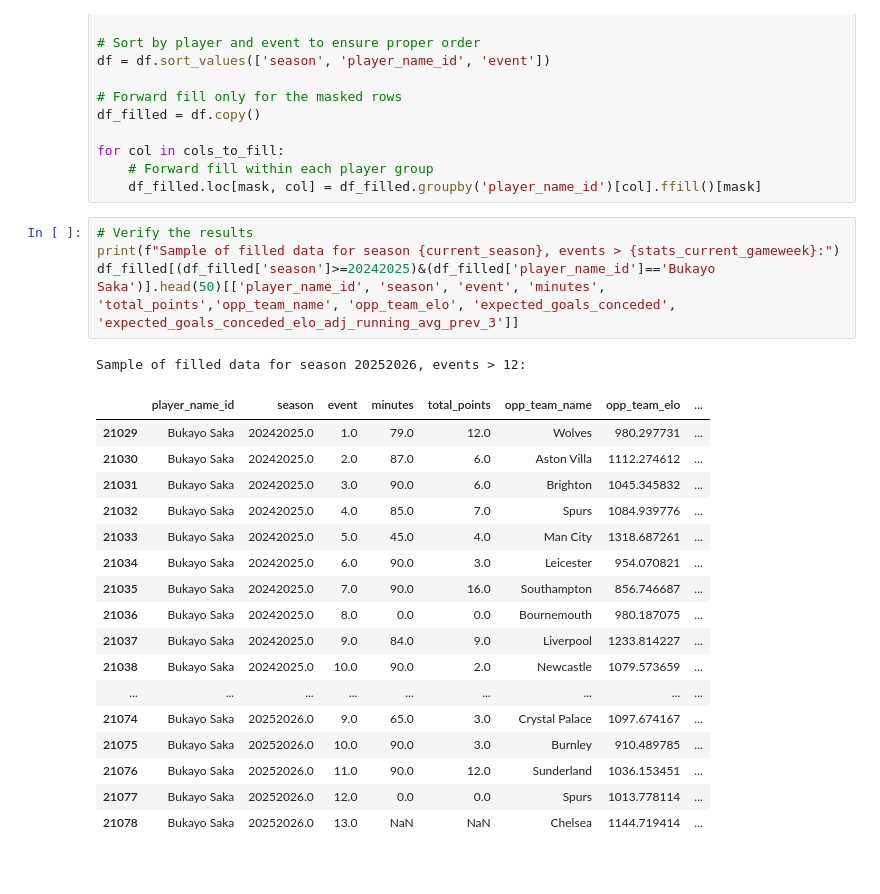
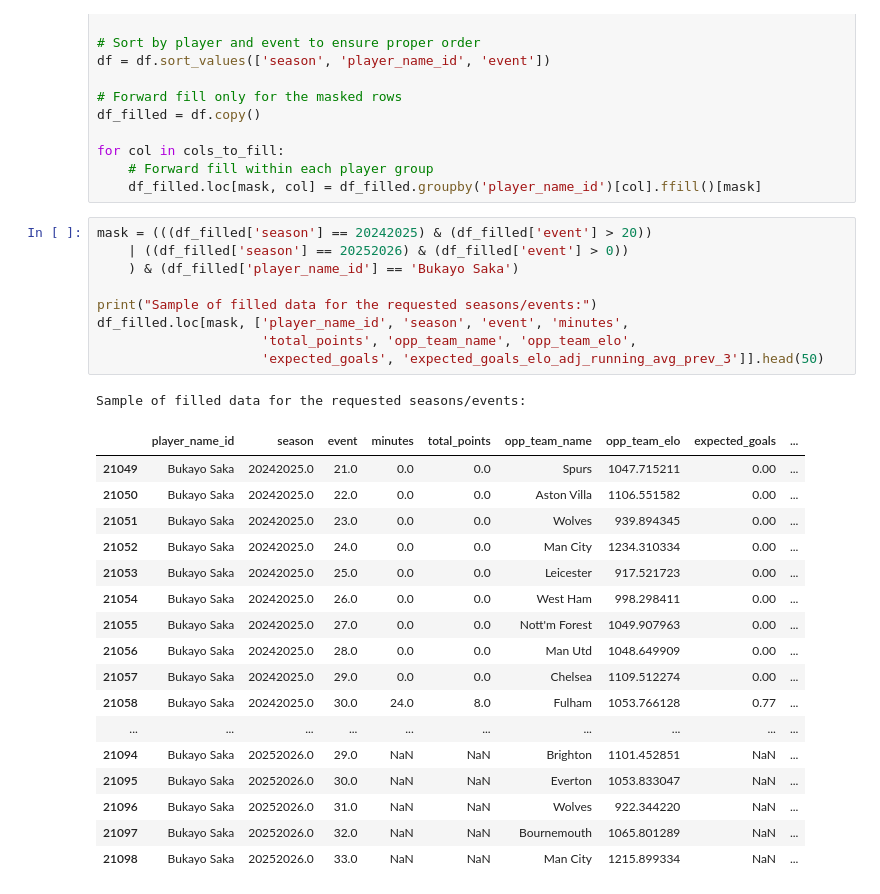
Before and after one commit to chrisimpacts/FPL-Points-Predictor, a Jupyter notebook: TransformData.ipynb, the cells around one changed output. Cells and saved outputs as stored; diff of their text form.

```diff
--- a/TransformData.ipynb
+++ b/TransformData.ipynb
@@ -378,28 +358,33 @@ for col in cols_to_fill:
     # Forward fill within each player group
     df_filled.loc[mask, col] = df_filled.groupby('player_name_id')[col].ffill()[mask]
 # %%
-# Verify the results
-print(f"Sample of filled data for season {current_season}, events > {stats_current_gameweek}:")
-df_filled[(df_filled['season']>=20242025)&(df_filled['player_name_id']=='Bukayo Saka')].head(50)[['player_name_id', 'season', 'event', 'minutes', 'total_points','opp_team_name', 'opp_team_elo', 'expected_goals_conceded', 'expected_goals_conceded_elo_adj_running_avg_prev_3']]
+mask = (((df_filled['season'] == 20242025) & (df_filled['event'] > 20))
+    | ((df_filled['season'] == 20252026) & (df_filled['event'] > 0))
+    ) & (df_filled['player_name_id'] == 'Bukayo Saka')
+
+print("Sample of filled data for the requested seasons/events:")
+df_filled.loc[mask, ['player_name_id', 'season', 'event', 'minutes',
+                     'total_points', 'opp_team_name', 'opp_team_elo',
+                     'expected_goals', 'expected_goals_elo_adj_running_avg_prev_3']].head(50)
 # %% [output]
-Sample of filled data for season 20252026, events > 12:
+Sample of filled data for the requested seasons/events:
-|  | player_name_id | season | event | minutes | total_points | opp_team_name | opp_team_elo | ... |
-| 21029 | Bukayo Saka | 20242025.0 | 1.0 | 79.0 | 12.0 | Wolves | 980.297731 | ... |
-| 21030 | Bukayo Saka | 20242025.0 | 2.0 | 87.0 | 6.0 | Aston Villa | 1112.274612 | ... |
-| 21031 | Bukayo Saka | 20242025.0 | 3.0 | 90.0 | 6.0 | Brighton | 1045.345832 | ... |
-| 21032 | Bukayo Saka | 20242025.0 | 4.0 | 85.0 | 7.0 | Spurs | 1084.939776 | ... |
-| 21033 | Bukayo Saka | 20242025.0 | 5.0 | 45.0 | 4.0 | Man City | 1318.687261 | ... |
-| 21034 | Bukayo Saka | 20242025.0 | 6.0 | 90.0 | 3.0 | Leicester | 954.070821 | ... |
-| 21035 | Bukayo Saka | 20242025.0 | 7.0 | 90.0 | 16.0 | Southampton | 856.746687 | ... |
-| 21036 | Bukayo Saka | 20242025.0 | 8.0 | 0.0 | 0.0 | Bournemouth | 980.187075 | ... |
-| 21037 | Bukayo Saka | 20242025.0 | 9.0 | 84.0 | 9.0 | Liverpool | 1233.814227 | ... |
-| 21038 | Bukayo Saka | 20242025.0 | 10.0 | 90.0 | 2.0 | Newcastle | 1079.573659 | ... |
-| ... | ... | ... | ... | ... | ... | ... | ... | ... |
-| 21074 | Bukayo Saka | 20252026.0 | 9.0 | 65.0 | 3.0 | Crystal Palace | 1097.674167 | ... |
-| 21075 | Bukayo Saka | 20252026.0 | 10.0 | 90.0 | 3.0 | Burnley | 910.489785 | ... |
-| 21076 | Bukayo Saka | 20252026.0 | 11.0 | 90.0 | 12.0 | Sunderland | 1036.153451 | ... |
-| 21077 | Bukayo Saka | 20252026.0 | 12.0 | 0.0 | 0.0 | Spurs | 1013.778114 | ... |
-| 21078 | Bukayo Saka | 20252026.0 | 13.0 | NaN | NaN | Chelsea | 1144.719414 | ... |
+|  | player_name_id | season | event | minutes | total_points | opp_team_name | opp_team_elo | expected_goals | ... |
+| 21049 | Bukayo Saka | 20242025.0 | 21.0 | 0.0 | 0.0 | Spurs | 1047.715211 | 0.00 | ... |
+| 21050 | Bukayo Saka | 20242025.0 | 22.0 | 0.0 | 0.0 | Aston Villa | 1106.551582 | 0.00 | ... |
+| 21051 | Bukayo Saka | 20242025.0 | 23.0 | 0.0 | 0.0 | Wolves | 939.894345 | 0.00 | ... |
+| 21052 | Bukayo Saka | 20242025.0 | 24.0 | 0.0 | 0.0 | Man City | 1234.310334 | 0.00 | ... |
+| 21053 | Bukayo Saka | 20242025.0 | 25.0 | 0.0 | 0.0 | Leicester | 917.521723 | 0.00 | ... |
+| 21054 | Bukayo Saka | 20242025.0 | 26.0 | 0.0 | 0.0 | West Ham | 998.298411 | 0.00 | ... |
+| 21055 | Bukayo Saka | 20242025.0 | 27.0 | 0.0 | 0.0 | Nott'm Forest | 1049.907963 | 0.00 | ... |
+| 21056 | Bukayo Saka | 20242025.0 | 28.0 | 0.0 | 0.0 | Man Utd | 1048.649909 | 0.00 | ... |
+| 21057 | Bukayo Saka | 20242025.0 | 29.0 | 0.0 | 0.0 | Chelsea | 1109.512274 | 0.00 | ... |
+| 21058 | Bukayo Saka | 20242025.0 | 30.0 | 24.0 | 8.0 | Fulham | 1053.766128 | 0.77 | ... |
+| ... | ... | ... | ... | ... | ... | ... | ... | ... | ... |
+| 21094 | Bukayo Saka | 20252026.0 | 29.0 | NaN | NaN | Brighton | 1101.452851 | NaN | ... |
+| 21095 | Bukayo Saka | 20252026.0 | 30.0 | NaN | NaN | Everton | 1053.833047 | NaN | ... |
+| 21096 | Bukayo Saka | 20252026.0 | 31.0 | NaN | NaN | Wolves | 922.344220 | NaN | ... |
+| 21097 | Bukayo Saka | 20252026.0 | 32.0 | NaN | NaN | Bournemouth | 1065.801289 | NaN | ... |
+| 21098 | Bukayo Saka | 20252026.0 | 33.0 | NaN | NaN | Man City | 1215.899334 | NaN | ... |
 # %%
 #Add a new staging table & data into the database
 table_name = "playergw_transformed"
```
Also changed, not shown: parts of 7 cells of this notebook, 5 other files.
